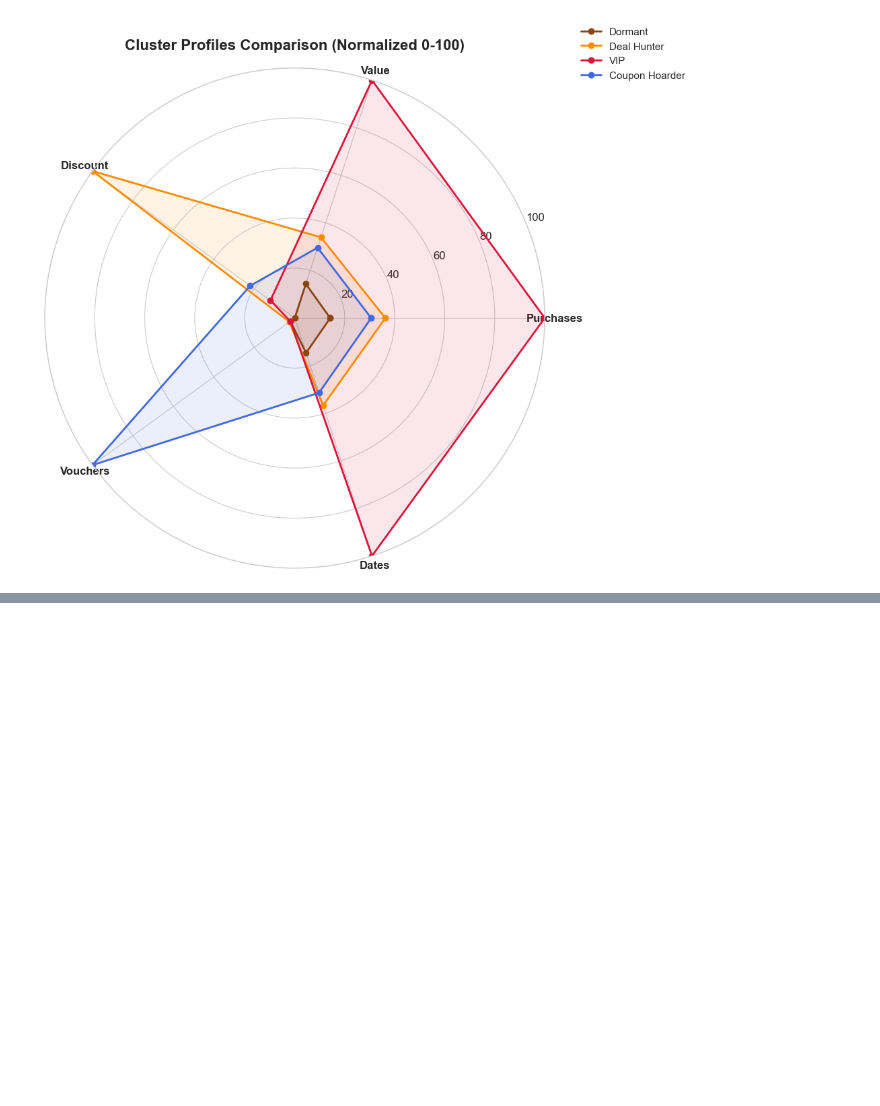
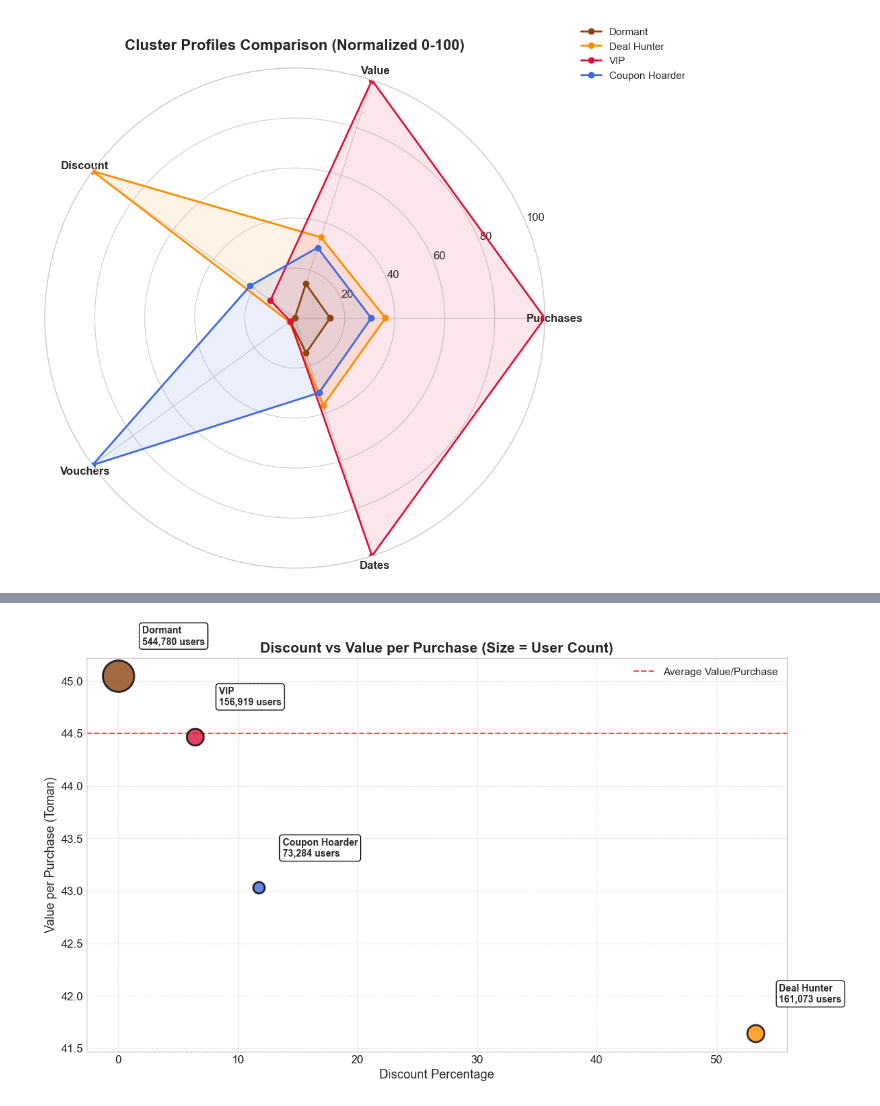
Before and after one commit to mohadesekohansal/vod, a Jupyter notebook: user_cluster/user.ipynb, the cells around one changed output, grey strips where cells are left out. Drawn from its saved outputs; the diff is of its cells as text; code cells hidden in the pictures; blank space fills up the shorter version.

```diff
--- a/user_cluster/user.ipynb
+++ b/user_cluster/user.ipynb
@@ -418,0 +471,31 @@ plt.show()
+# %%
+import matplotlib.pyplot as plt
+
+clusters = ['Dormant', 'Deal Hunter', 'VIP', 'Coupon Hoarder']
+discounts = [0, 53.26, 6.40, 11.72]
+value_per_purchase = [45.05, 41.64, 44.47, 43.03]
+users = [544780, 161073, 156919, 73284]
+colors = ['#8B4513', '#FF8C00', '#DC143C', '#4169E1']
+
+plt.figure(figsize=(12, 7))
+
+for i in range(4):
+    plt.scatter(discounts[i], value_per_purchase[i],
+                s=users[i]/500, c=colors[i], edgecolors='black',
+                linewidth=2, alpha=0.8, zorder=5)
+
+    plt.text(discounts[i] + 2, value_per_purchase[i] + 0.3,
+             f"{clusters[i]}\n{users[i]:,} users",
+             fontsize=10, fontweight='bold',
+             bbox=dict(boxstyle='round', facecolor='white', alpha=0.9))
+
+plt.axhline(y=44.5, color='red', linestyle='--', alpha=0.7, label='Average Value/Purchase')
+plt.xlabel('Discount Percentage', fontsize=13)
+plt.ylabel('Value per Purchase (Toman)', fontsize=13)
+plt.title('Discount vs Value per Purchase (Size = User Count)', fontsize=15, fontweight='bold')
+plt.legend(fontsize=11)
+plt.grid(True, linestyle='--', alpha=0.5)
+plt.tight_layout()
+plt.show()
+# %% [output]
+[figure, added]
```
Also changed, not shown: parts of 3 cells of this notebook.
